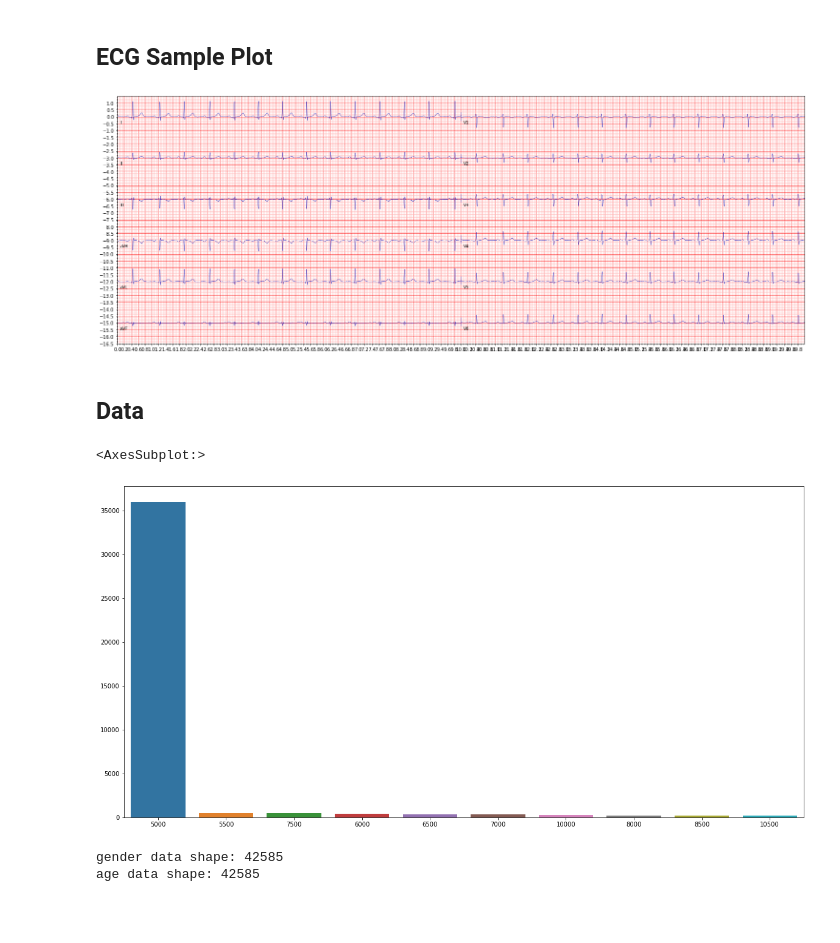
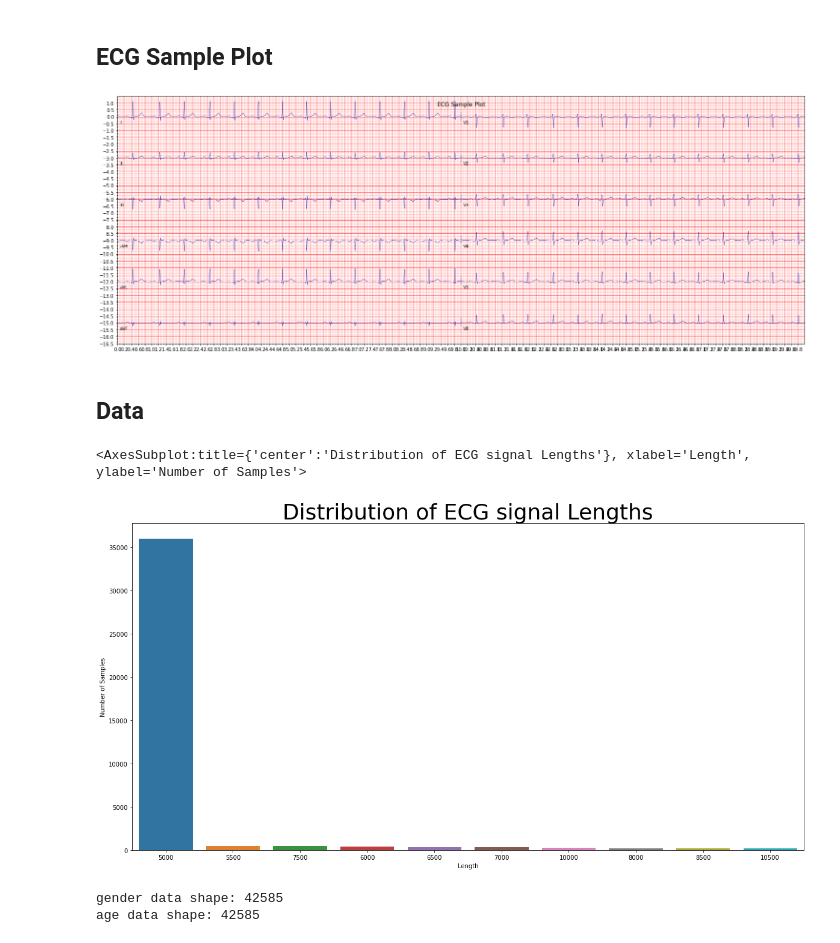
Before and after one commit to varocarras/ECG-523, a Jupyter notebook: DEMO.ipynb, the cells around one changed output. Cells and saved outputs as stored; diff of their text form; code cells hidden in the pictures; blank space fills up the shorter version.

```diff
--- a/DEMO.ipynb
+++ b/DEMO.ipynb
@@ -29,34 +31,36 @@ from tensorflow.keras.preprocessing.sequence import pad_sequences
 # %%
 def plot_ecg(path):
     ecg_data = pc.load_challenge_data(path)
-    ecg_plot.plot(ecg_data[0]/1000, sample_rate=500, title='')
+    ecg_plot.plot(ecg_data[0]/1000, sample_rate=500, title='ECG Sample Plot')
     ecg_plot.show()
 plot_ecg("input/GeorgiaDB/E00001.mat")
 # %% [output]
-[figure, old version]
+[figure, new version]
 # %% [markdown]
 ## Data
 # %%
 gender, age, labels, ecg_filenames = pc.import_key_data("input/")
 ecg_filenames = np.asarray(ecg_filenames)
 
 import os
 signal_lenght=[]
 for subdir, dirs, files in sorted(os.walk("input/")):
     for filename in files:
         filepath = subdir + os.sep + filename
         if filepath.endswith(".mat"):
             data, header_data = pc.load_challenge_data(filepath)
             splitted = header_data[0].split()
             signal_lenght.append(splitted[3])
 signal_lenght_df = pd.DataFrame(signal_lenght)
 signal_count=signal_lenght_df[0].value_counts()
 plt.figure(figsize=(20,10))
-#plt.title(title,fontsize =36)
+plt.xlabel("Length")
+plt.ylabel("Number of Samples")
+plt.title("Distribution of ECG signal Lengths",fontsize =36)
 sns.barplot(signal_count[:10,].index, signal_count[:10,].values)
 # %% [output]
-<AxesSubplot:>
+<AxesSubplot:title={'center':'Distribution of ECG signal Lengths'}, xlabel='Length', ylabel='Number of Samples'>
-[figure, old version]
+[figure, new version]
 # %%
 age, gender = pc.import_gender_and_age(age, gender)
 # %% [output]
```
Also changed, not shown: parts of 16 cells of this notebook, 6 other files.
